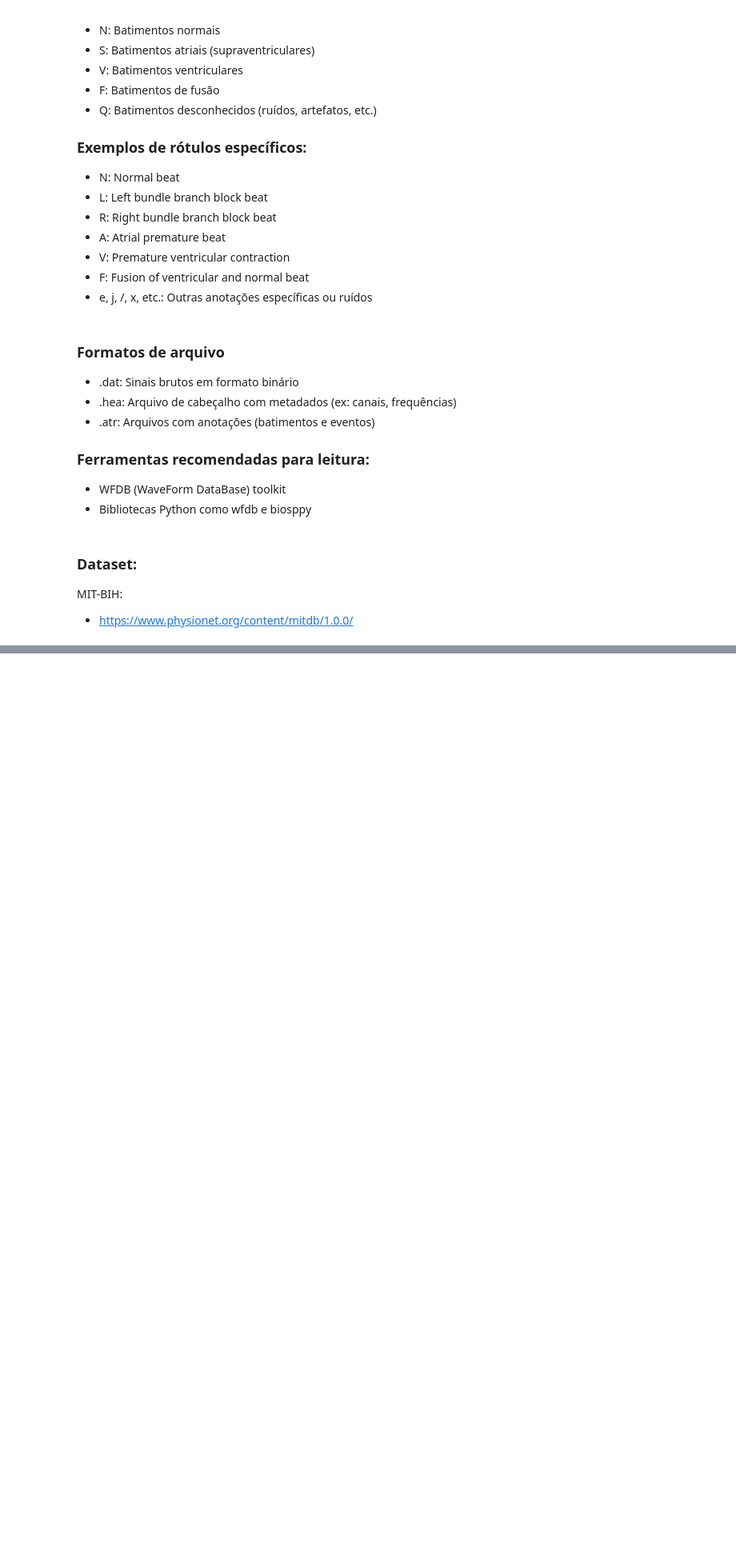
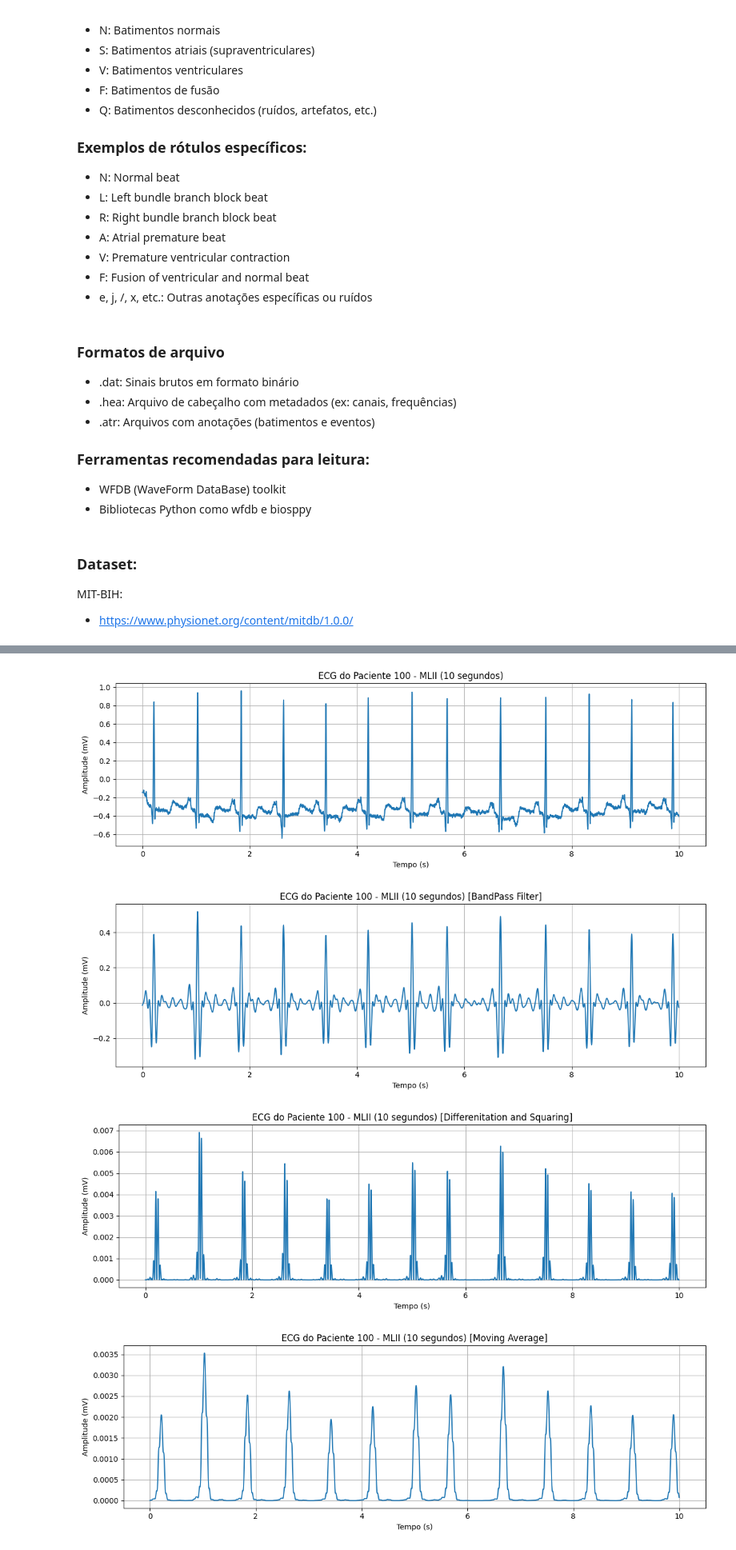
Before and after one commit to marcosgabrielsr/ecg-signal-analysis, a Jupyter notebook: fft_ecg_signal.ipynb, the cells around one changed output, grey strips where cells are left out. Shown: that part at 80% size. Drawn from its saved outputs; the diff is of its cells as text; code cells hidden in the pictures; blank space fills up the shorter version.

```diff
--- a/fft_ecg_signal.ipynb
+++ b/fft_ecg_signal.ipynb
@@ -79,17 +89,8 @@ def differentiate(ecg):
     ecg_sq = np.power(ecg_df, 2)
     return np.insert(ecg_sq,0,ecg_sq[0]) # para manter o tamanho do array
 # %%
-# Código do paciente
-nome_registro = "100"
-base_de_dados = "mitdb"
-
-try:
-    registro = wfdb.rdrecord(nome_registro, pn_dir=base_de_dados)
-    anotacoes = wfdb.rdann(nome_registro, 'atr', pn_dir=base_de_dados)
-
-    print(f"registro = {registro}")
-    print(f"anotacoes = {anotacoes}")
-except FileNotFoundError:
-    print(f"Arquivo não encontrado: {nome_registro}")
-except Exception as e:
-    print(f"Erro: {e}")
+# Janela de média móvel
+def moving_average(ecg,n=30):
+    window  = np.ones((1,n))/n
+    ECG_ma  = np.convolve(np.squeeze(ecg),np.squeeze(window), mode='same')
+    return ECG_ma
@@ -184,0 +158,24 @@ plot_fft_ecg(bp_sinal_ecg, fs, duracao)
+# %%
+# Carregando o sinal do ecg [canal 0: "MLII"] e sua frequência de amostragem
+sinal_ecg = registro.p_signal[:, 0]
+fs = registro.fs
+
+# Duração desejada em segundos
+duracao = 10
+n_amostras = int(fs * duracao)
+
+# Aplicando etapas do Pan-Tompkins
+bp_sinal_ecg = band_pass(sinal_ecg, fs)
+dif_sinal_ecg = differentiate(bp_sinal_ecg)
+ma_sinal_ecg = moving_average(dif_sinal_ecg)
+
+# Plotando sinais
+plot_ecg(nome_registro, sinal_ecg, fs, duracao, n_amostras)
+plot_ecg(nome_registro, bp_sinal_ecg, fs, duracao, n_amostras, info="BandPass Filter")
+plot_ecg(nome_registro, dif_sinal_ecg, fs, duracao, n_amostras, info="Differenitation and Squaring")
+plot_ecg(nome_registro, ma_sinal_ecg, fs, duracao, n_amostras, info="Moving Average")
+# %% [output]
+[figure, added]
+[figure, added]
+[figure, added]
+[figure, added]
```
Also changed, not shown: parts of 11 cells of this notebook.
